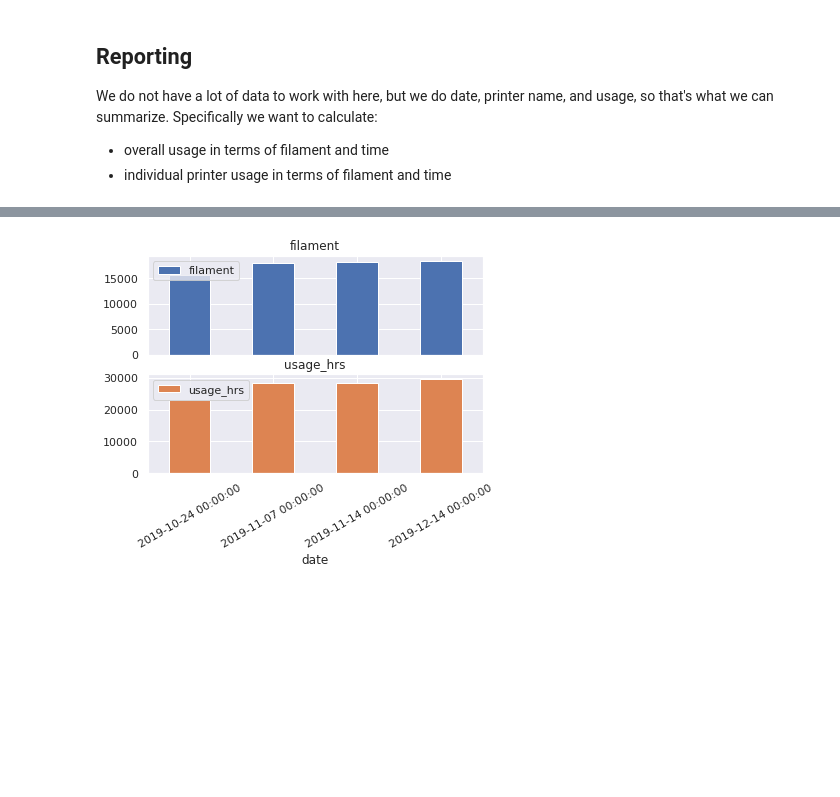
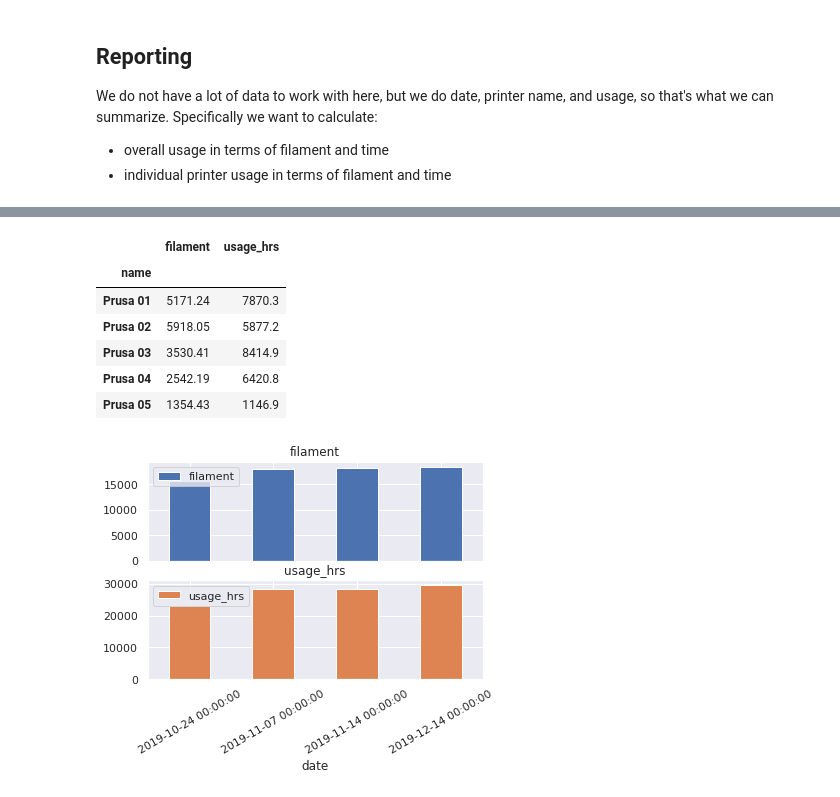
Before and after one commit to rgordon/barn-printer-logs, a Jupyter notebook: notebooks/examine-printer-logs.ipynb, the cells around one changed output, grey strips where cells are left out. Drawn from its saved outputs; the diff is of its cells as text; code cells hidden in the pictures; blank space fills up the shorter version.

```diff
--- a/notebooks/examine-printer-logs.ipynb
+++ b/notebooks/examine-printer-logs.ipynb
@@ -150,3 +154,15 @@ df_by_name.head()
+# %%
+# again, these are cumulative values, so to report by printer we can only take max values
+df_by_name = df_printers.groupby(['name'])['filament','usage_hrs'].max()
+df_by_name
+# %% [output]
+|  | filament | usage_hrs |
+| name |  |  |
+| Prusa 01 | 5171.24 | 7870.3 |
+| Prusa 02 | 5918.05 | 5877.2 |
+| Prusa 03 | 3530.41 | 8414.9 |
+| Prusa 04 | 2542.19 | 6420.8 |
+| Prusa 05 | 1354.43 | 1146.9 |
 # %%
 #fig, ax = plt.subplots(figsize=(15,7))
 #ax.xaxis_date()
```
Also changed, not shown: parts of 7 cells of this notebook.
